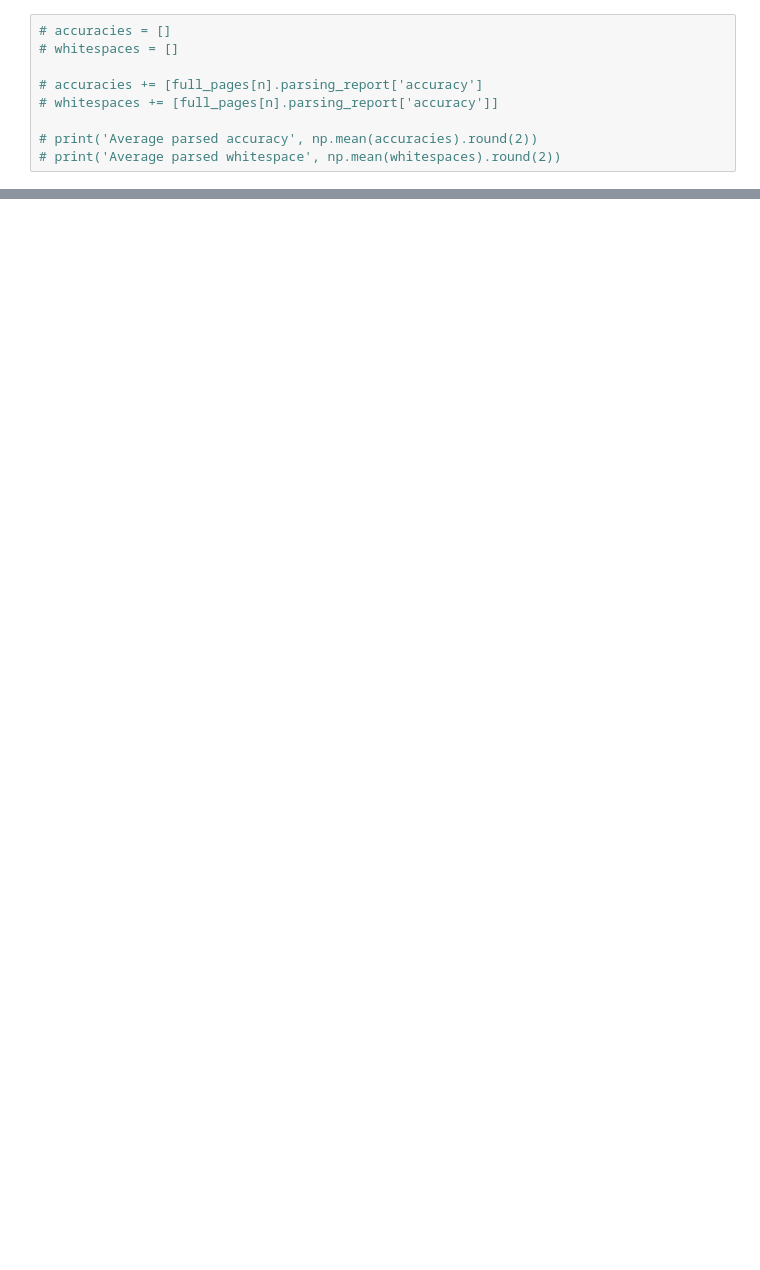
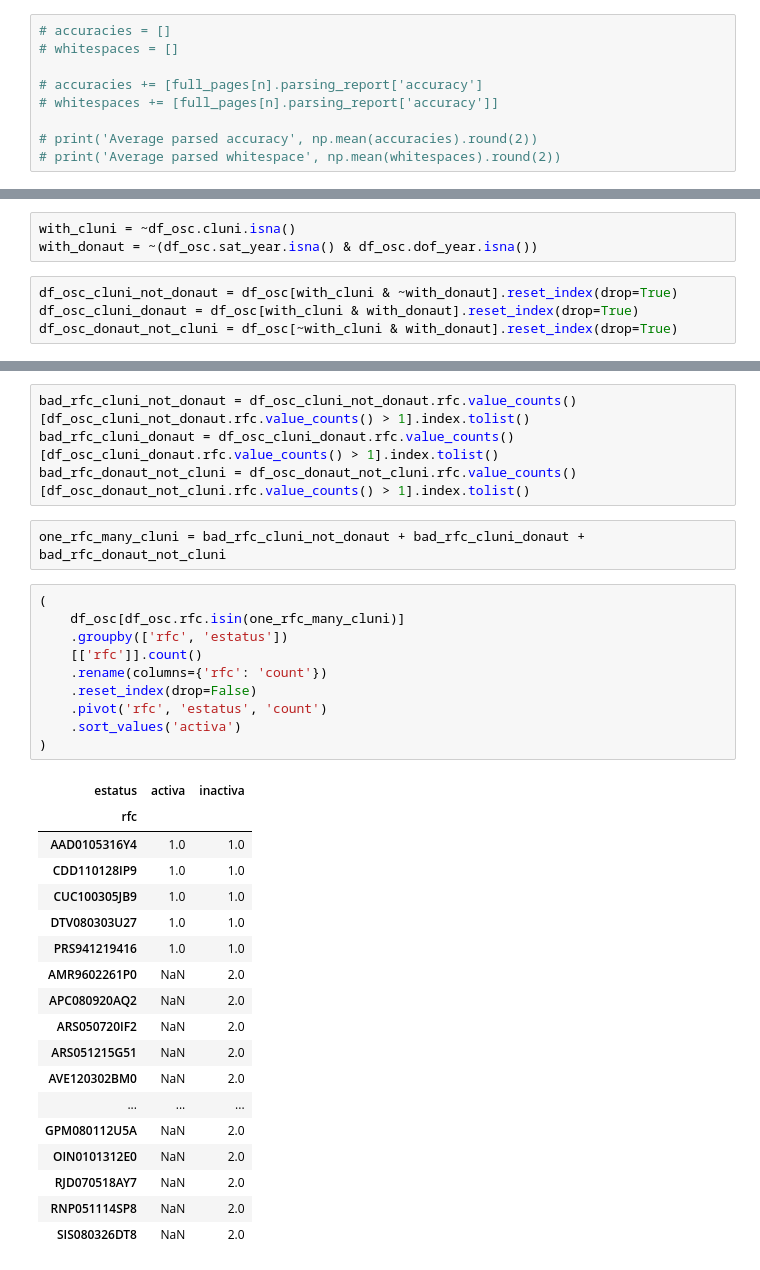
Before and after one commit to donelianc/osc-mexico-2020, a Jupyter notebook: notebooks/get_osc_data.ipynb, the cells around one changed output, grey strips where cells are left out. Cells and saved outputs as stored; diff of their text form; blank space fills up the shorter version.

```diff
--- a/notebooks/get_osc_data.ipynb
+++ b/notebooks/get_osc_data.ipynb
@@ -289,0 +368,7 @@ df_osc_donaut_dof.head()
+# %%
+with_cluni = ~df_osc.cluni.isna()
+with_donaut = ~(df_osc.sat_year.isna() & df_osc.dof_year.isna())
+# %%
+df_osc_cluni_not_donaut = df_osc[with_cluni & ~with_donaut].reset_index(drop=True)
+df_osc_cluni_donaut = df_osc[with_cluni & with_donaut].reset_index(drop=True)
+df_osc_donaut_not_cluni = df_osc[~with_cluni & with_donaut].reset_index(drop=True)
@@ -289,0 +383,35 @@ df_osc_donaut_dof.head()
+# %%
+bad_rfc_cluni_not_donaut = df_osc_cluni_not_donaut.rfc.value_counts()[df_osc_cluni_not_donaut.rfc.value_counts() > 1].index.tolist()
+bad_rfc_cluni_donaut = df_osc_cluni_donaut.rfc.value_counts()[df_osc_cluni_donaut.rfc.value_counts() > 1].index.tolist()
+bad_rfc_donaut_not_cluni = df_osc_donaut_not_cluni.rfc.value_counts()[df_osc_donaut_not_cluni.rfc.value_counts() > 1].index.tolist()
+# %%
+one_rfc_many_cluni = bad_rfc_cluni_not_donaut + bad_rfc_cluni_donaut + bad_rfc_donaut_not_cluni
+# %%
+(
+    df_osc[df_osc.rfc.isin(one_rfc_many_cluni)]
+    .groupby(['rfc', 'estatus'])
+    [['rfc']].count()
+    .rename(columns={'rfc': 'count'})
+    .reset_index(drop=False)
+    .pivot('rfc', 'estatus', 'count')
+    .sort_values('activa')
+)
+# %% [output]
+| estatus | activa | inactiva |
+| rfc |  |  |
+| AAD0105316Y4 | 1.0 | 1.0 |
+| CDD110128IP9 | 1.0 | 1.0 |
+| CUC100305JB9 | 1.0 | 1.0 |
+| DTV080303U27 | 1.0 | 1.0 |
+| PRS941219416 | 1.0 | 1.0 |
+| AMR9602261P0 | NaN | 2.0 |
+| APC080920AQ2 | NaN | 2.0 |
+| ARS050720IF2 | NaN | 2.0 |
+| ARS051215G51 | NaN | 2.0 |
+| AVE120302BM0 | NaN | 2.0 |
+| ... | ... | ... |
+| GPM080112U5A | NaN | 2.0 |
+| OIN0101312E0 | NaN | 2.0 |
+| RJD070518AY7 | NaN | 2.0 |
+| RNP051114SP8 | NaN | 2.0 |
+| SIS080326DT8 | NaN | 2.0 |
```
Also changed, not shown: parts of 31 cells of this notebook, 2 other files.
